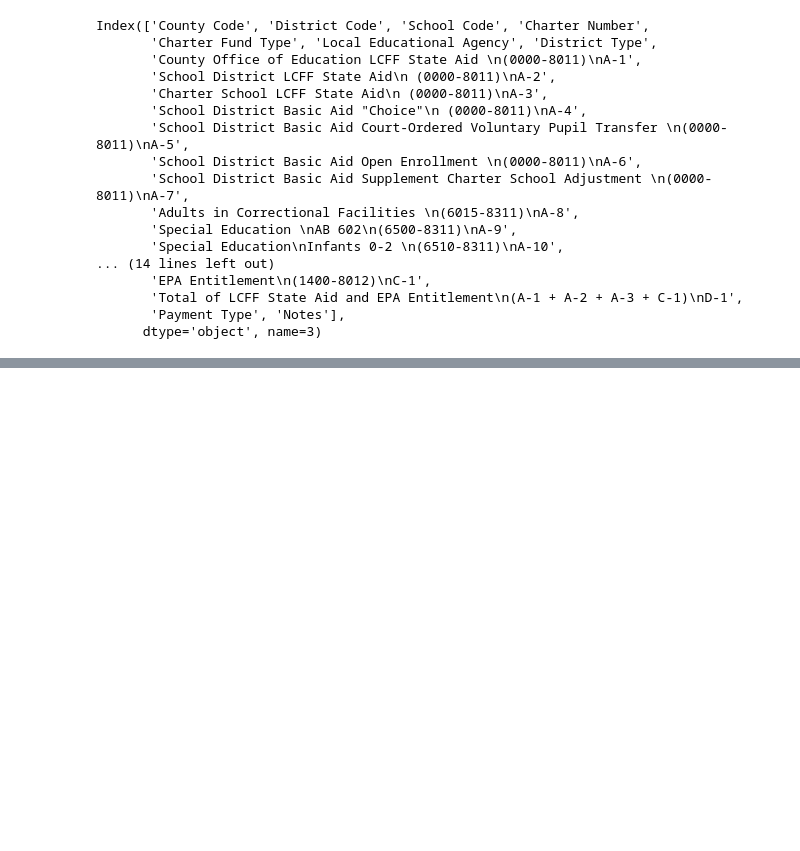
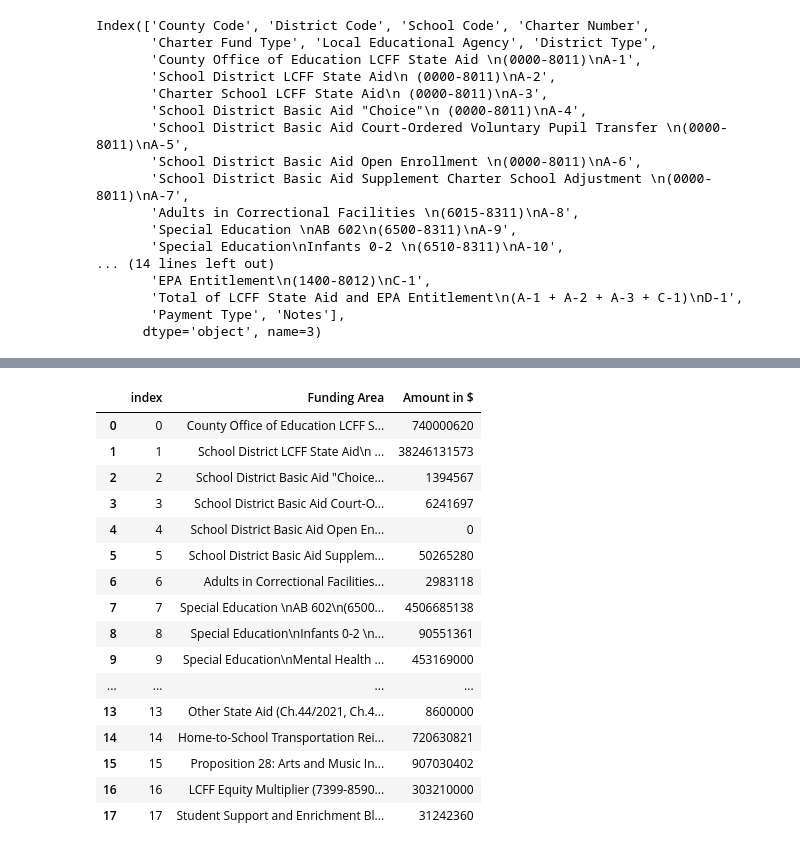
Before and after one commit to its-melina/school-funding, a Jupyter notebook: ca-principal-apportionment.ipynb, the cells around one changed output, grey strips where cells are left out. Cells and saved outputs as stored; diff of their text form; code cells hidden in the pictures; blank space fills up the shorter version.

```diff
--- a/ca-principal-apportionment.ipynb
+++ b/ca-principal-apportionment.ipynb
@@ -88,0 +151,8 @@ hs[cols].head(50)
+# %%
+# totals for visualization
+pd.set_option('display.max_colwidth', None)
+
+totals = pa24.iloc[-1, 7:-2].reset_index()
+totals.columns = ['Funding Area', 'Amount in $']
+totals['Amount in $'] = totals['Amount in $'].astype(int)
+totals
@@ -88,0 +177,12 @@ hs[cols].head(50)
+# %%
+charter_rows = ["Charter School LCFF State Aid\n (0000-8011)\nA-3",
+                "New or Expanding Charter Advance Payments \n(0000-8011)\nA-20",
+                "School District Advance Payments of In-lieu of Property Tax Transfers for New or Expanding Charter Schools \n(0000-8011)\nA-21",
+                "Amount Charter Overpaid\nA-22", "PY Amount Charter Overpaid\nA-23"]
+
+charter_filtered = (totals[totals["Funding Area"].isin(charter_rows)])
+
+new_row = {"Funding Area" : "Charter School LCFF State Aid - Adjustments\n (0000-8011)\nA-3",
+           "Amount in $" : sum(charter_filtered['Amount in $'])}
+
+totals = pd.concat([totals, pd.DataFrame([new_row])], ignore_index=True)
@@ -88,0 +209,4 @@ hs[cols].head(50)
+# %%
+# drop summed rows
+totals = (totals[~totals["Funding Area"].isin(charter_rows)]).reset_index()
+totals = totals.drop(columns=["index"])
@@ -88,0 +233,22 @@ hs[cols].head(50)
+# %%
+# drop negative row & totals
+totals = totals.drop(totals.index[18:22])
+totals.reset_index()
+# %% [output]
+|  | index | Funding Area | Amount in $ |
+| 0 | 0 | County Office of Education LCFF S... | 740000620 |
+| 1 | 1 | School District LCFF State Aid\n ... | 38246131573 |
+| 2 | 2 | School District Basic Aid "Choice... | 1394567 |
+| 3 | 3 | School District Basic Aid Court-O... | 6241697 |
+| 4 | 4 | School District Basic Aid Open En... | 0 |
+| 5 | 5 | School District Basic Aid Supplem... | 50265280 |
+| 6 | 6 | Adults in Correctional Facilities... | 2983118 |
+| 7 | 7 | Special Education \nAB 602\n(6500... | 4506685138 |
+| 8 | 8 | Special Education\nInfants 0-2 \n... | 90551361 |
+| 9 | 9 | Special Education\nMental Health ... | 453169000 |
+| ... | ... | ... | ... |
+| 13 | 13 | Other State Aid (Ch.44/2021, Ch.4... | 8600000 |
+| 14 | 14 | Home-to-School Transportation Rei... | 720630821 |
+| 15 | 15 | Proposition 28: Arts and Music In... | 907030402 |
+| 16 | 16 | LCFF Equity Multiplier (7399-8590... | 303210000 |
+| 17 | 17 | Student Support and Enrichment Bl... | 31242360 |
```
Also changed, not shown: parts of 25 cells of this notebook.
